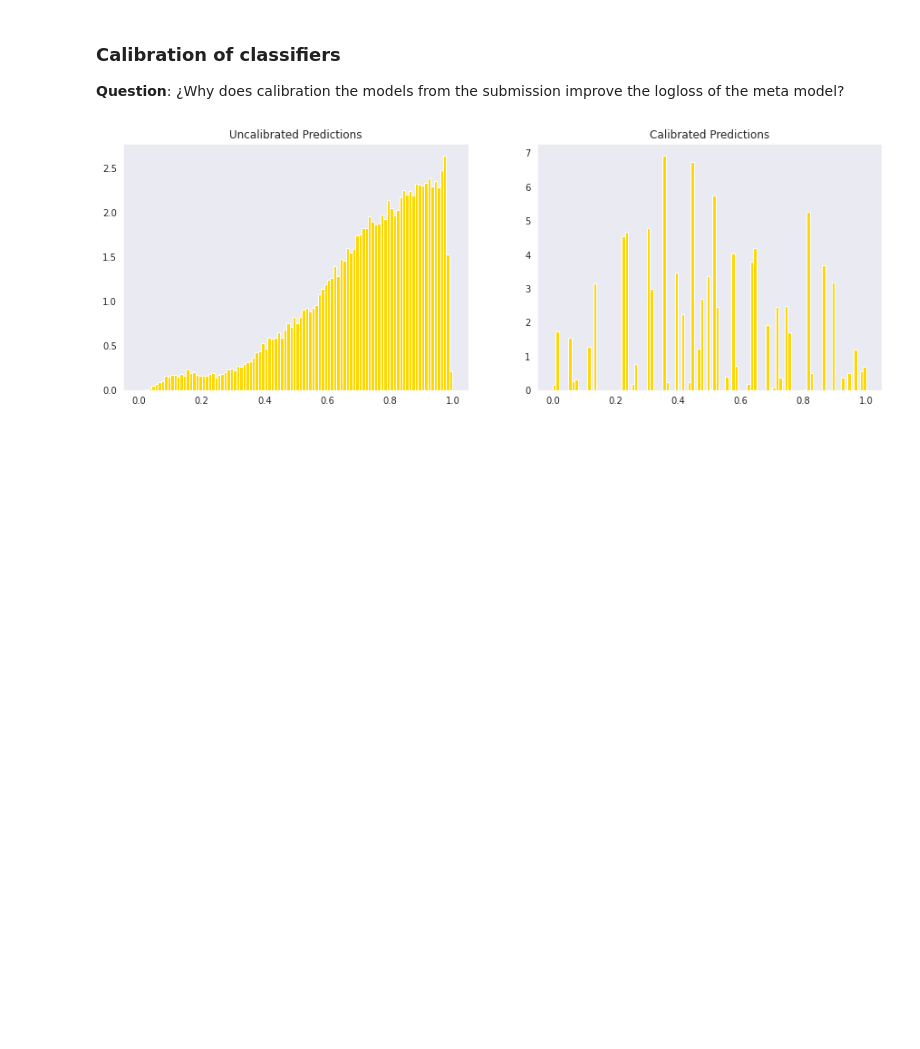
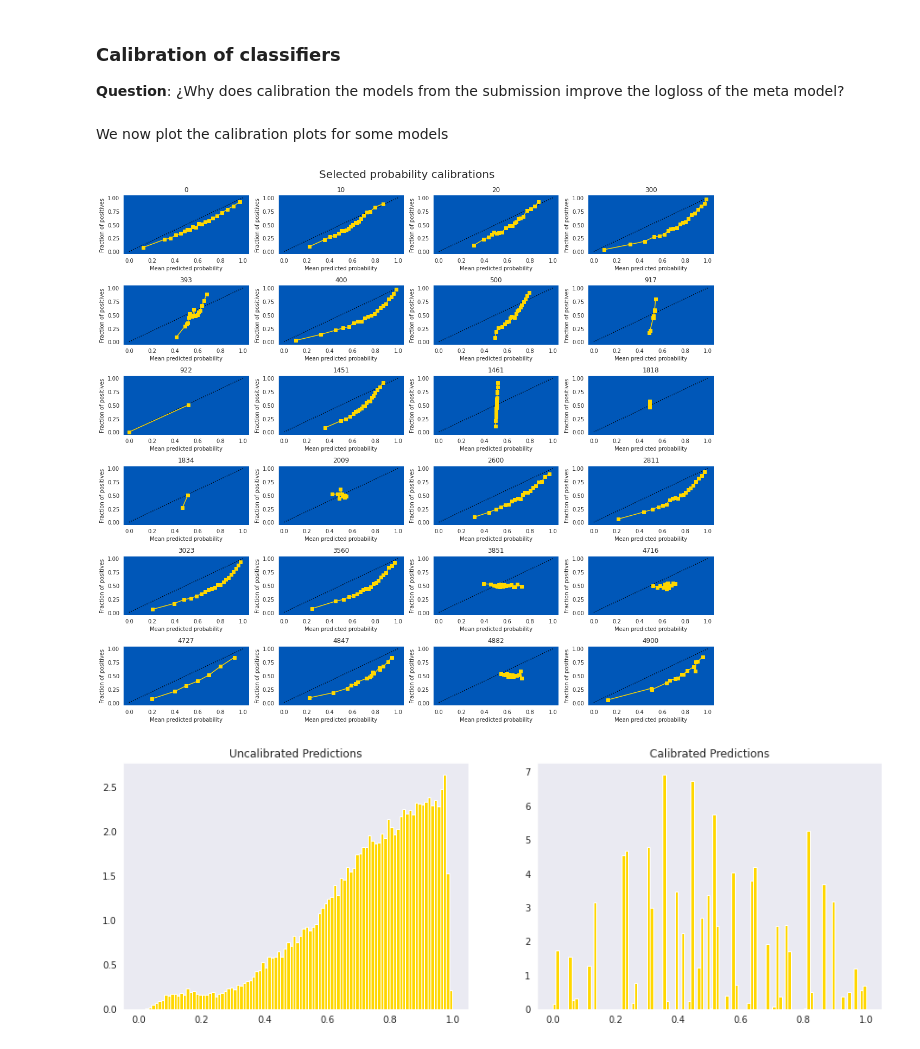
Before and after one commit to DavidFM43/Kaggle-Competitions, a Jupyter notebook: tpsnov22.ipynb, the cells around one changed output. Cells and saved outputs as stored; diff of their text form; code cells hidden in the pictures; blank space fills up the shorter version.

```diff
--- a/tpsnov22.ipynb
+++ b/tpsnov22.ipynb
@@ -193,6 +151,22 @@ sub 4900 validation log-loss: 0.7458999895207215
 ### Calibration of classifiers
 
 **Question**: ¿Why does calibration the models from the submission improve the logloss of the meta model?
+# %% [markdown]
+We now plot the calibration plots for some models
+# %%
+_, axs = plt.subplots(6, 4, figsize=(16, 14))
+axs = axs.ravel()
+for i, sub in enumerate(sample_subs):
+    CalibrationDisplay.from_predictions(y, X[:20_000,sub].clip(0, 1), n_bins=20,
+                                        strategy='quantile', ax=axs[i], color='#ffd700')
+    axs[i].set_title(f"{sub}")
+    axs[i].set_facecolor('#0057b8') # blue
+    axs[i].legend('', frameon=False)
+plt.tight_layout(h_pad=1.0)
+plt.suptitle('Selected probability calibrations', y=1.02, fontsize=20)
+plt.show()
+# %% [output]
+[figure, added]
 # %%
 example_sub = X[:, 3023]
 iso_reg = IsotonicRegression()
```
Also changed, not shown: parts of 44 cells of this notebook.
